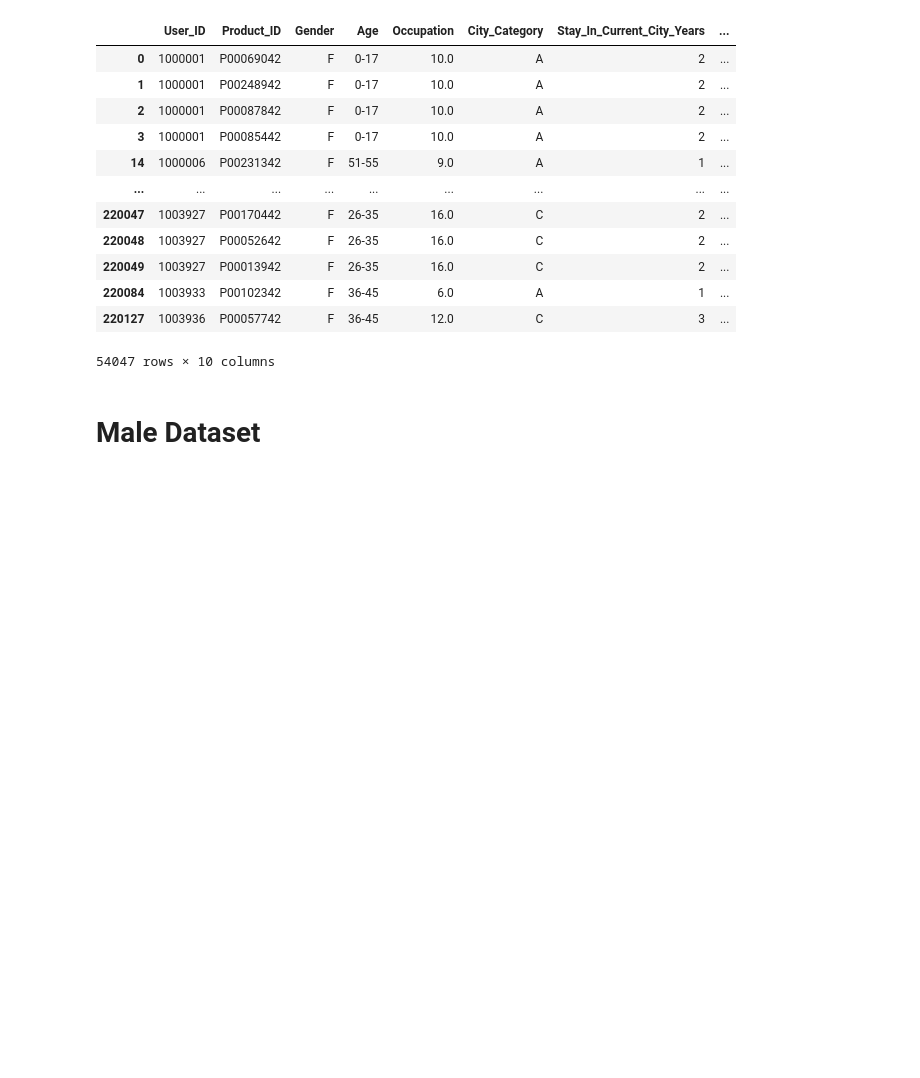
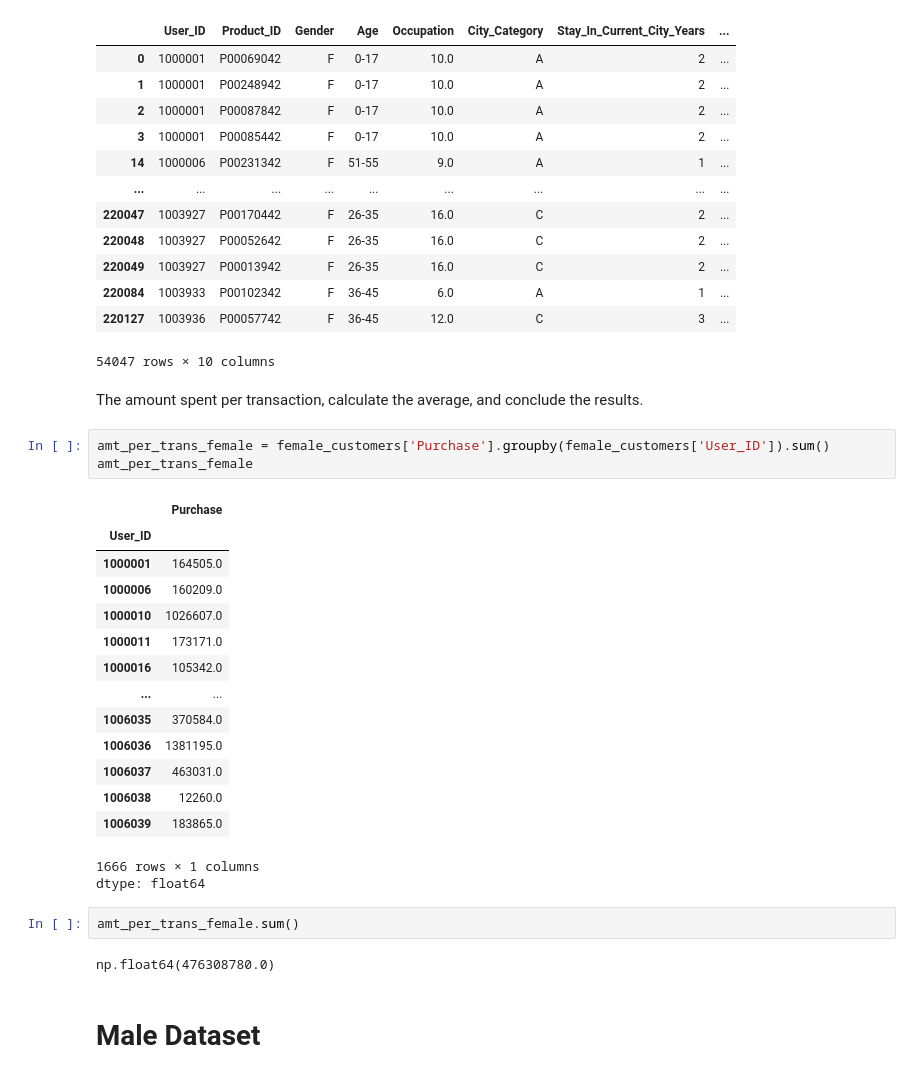
Before and after one commit to RichaGaharwar/Walmart---Confidence-Interval-CLT, a Jupyter notebook: Walmart_Confidence_Interval_&_CLT.ipynb, the cells around one changed output. Saved outputs shown, nothing was run; the diff lists cells and outputs as text; blank space fills up the shorter version.

```diff
--- a/Walmart_Confidence_Interval_&_CLT.ipynb
+++ b/Walmart_Confidence_Interval_&_CLT.ipynb
@@ -229,6 +266,31 @@ female_customers
 | 220084 | 1003933 | P00102342 | F | 36-45 | 6.0 | A | 1 | ... |
 | 220127 | 1003936 | P00057742 | F | 36-45 | 12.0 | C | 3 | ... |
 54047 rows × 10 columns
+# %% [markdown]
+The amount spent per transaction, calculate the average, and conclude the results.
+# %%
+amt_per_trans_female = female_customers['Purchase'].groupby(female_customers['User_ID']).sum()
+amt_per_trans_female
+# %% [output]
+|  | Purchase |
+| User_ID |  |
+| 1000001 | 164505.0 |
+| 1000006 | 160209.0 |
+| 1000010 | 1026607.0 |
+| 1000011 | 173171.0 |
+| 1000016 | 105342.0 |
+| ... | ... |
+| 1006035 | 370584.0 |
+| 1006036 | 1381195.0 |
+| 1006037 | 463031.0 |
+| 1006038 | 12260.0 |
+| 1006039 | 183865.0 |
+1666 rows × 1 columns
+dtype: float64
+# %%
+amt_per_trans_female.sum()
+# %% [output]
+np.float64(476308780.0)
 # %% [markdown]
 # Male Dataset
 # %%
```
Also changed, not shown: parts of 15 cells of this notebook.
